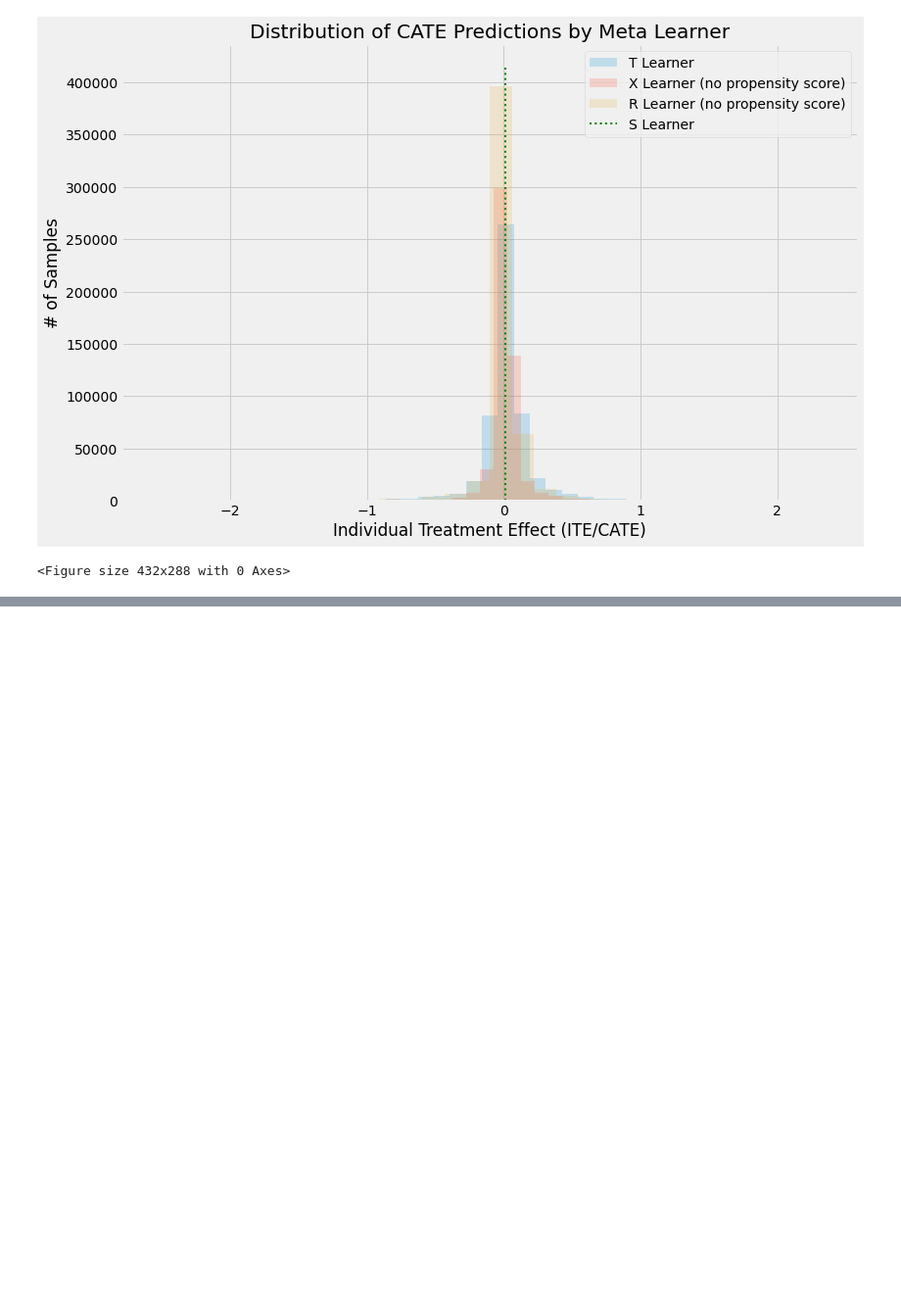
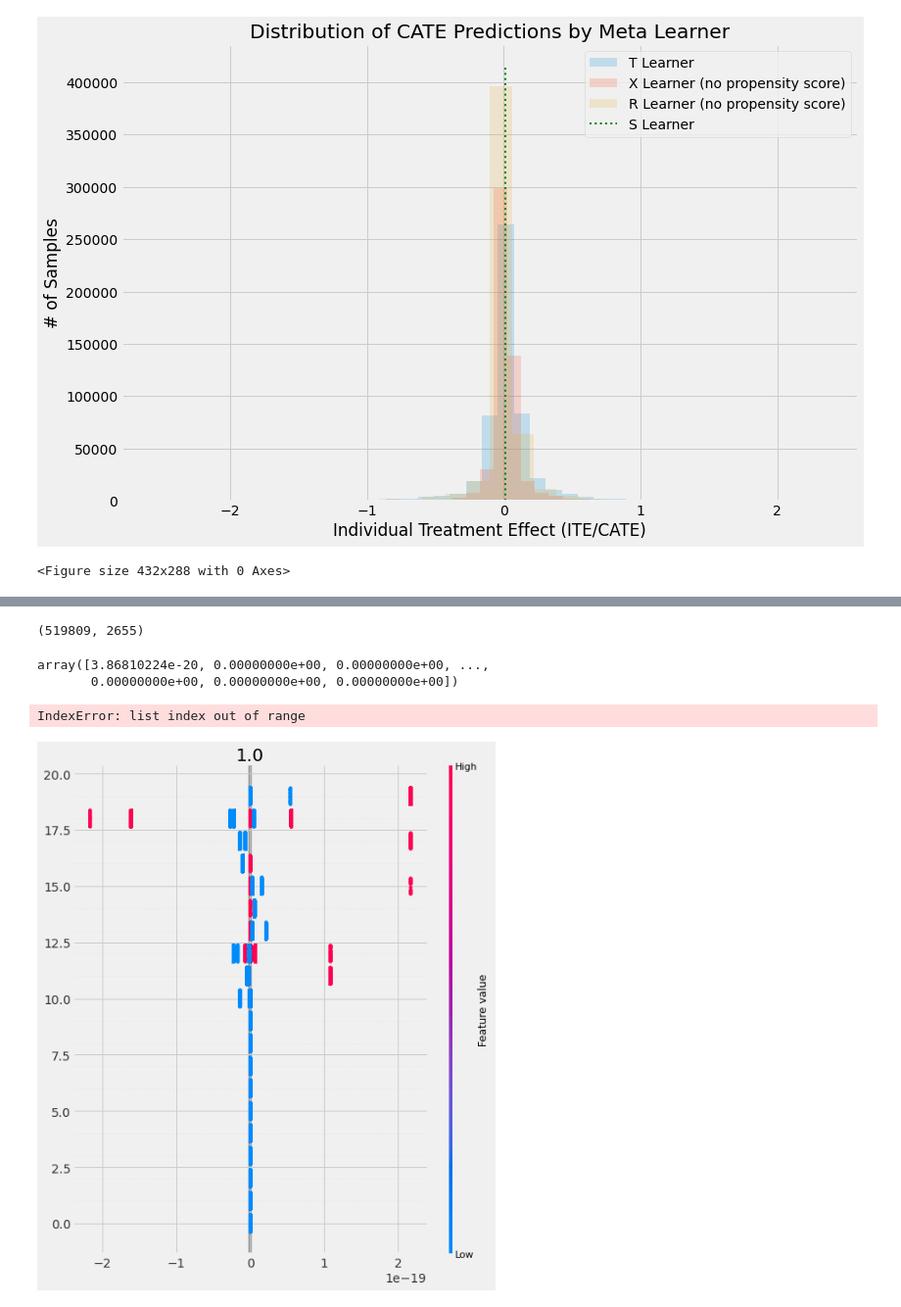
Before and after one commit to angelaight/motivatedreasoning, a Jupyter notebook: notebooks/cate-1.ipynb, the cells around one changed output, grey strips where cells are left out. Shown at 98% size. Saved outputs shown, nothing was run; the diff lists cells and outputs as text; code cells hidden in the pictures; blank space fills up the shorter version.

```diff
--- a/notebooks/cate-1.ipynb
+++ b/notebooks/cate-1.ipynb
@@ -349,0 +378,14 @@ CATE-T :  [[-0.16968064]
+# %%
+shap_slearner[1.0].shape
+# %% [output]
+(519809, 2655)
+# %%
+np.mean(np.abs(shap_slearner[1.0]),axis=0)
+# %% [output]
+array([3.86810224e-20, 0.00000000e+00, 0.00000000e+00, ...,
+       0.00000000e+00, 0.00000000e+00, 0.00000000e+00])
+# %%
+learner_s.plot_shap_values(X=X, tau=cate_s, features=['JURIS_2.0', 'CLASSACT_0.0', 'NOS_375.0', 'NOS_315.0', 'NOS_245.0', 'NOS_140.0'])
+# %% [output]
+IndexError: list index out of range
+[figure, added]
```
Also changed, not shown: parts of 3 cells of this notebook, 1 other file.
